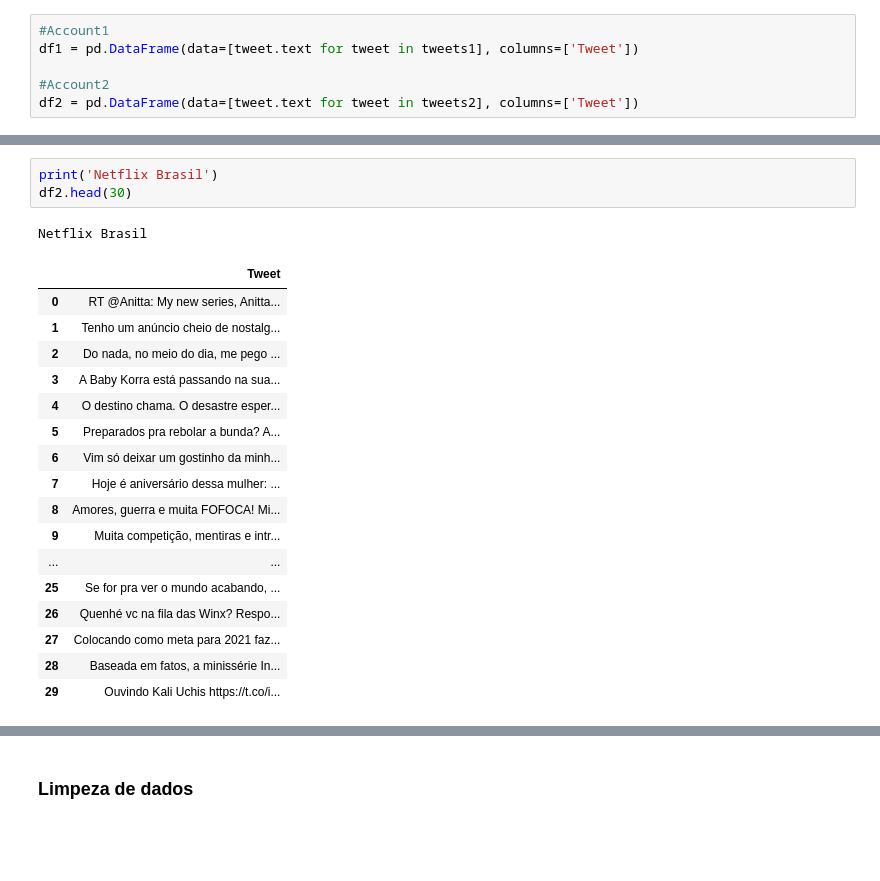
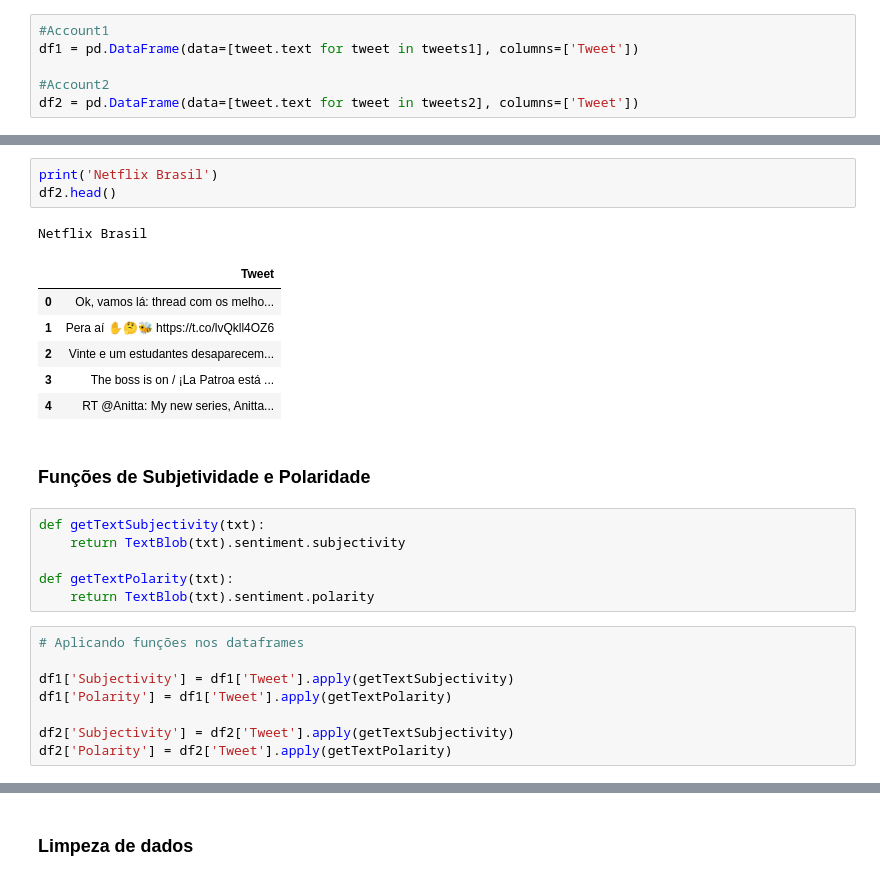
Before and after one commit to icarocrespo/Analise-Midia-Social, a Jupyter notebook: Analise-Midia-Social.ipynb, the cells around one changed output, grey strips where cells are left out. Drawn from its saved outputs; the diff is of its cells as text; blank space fills up the shorter version.

```diff
--- a/Analise-Midia-Social.ipynb
+++ b/Analise-Midia-Social.ipynb
@@ -90,22 +97,27 @@ Netflix
 # %%
 print('Netflix Brasil')
-df2.head(30)
+df2.head()
 # %% [output]
 Netflix Brasil
 |  | Tweet |
-| 0 | RT @Anitta: My new series, Anitta... |
-| 1 | Tenho um anúncio cheio de nostalg... |
-| 2 | Do nada, no meio do dia, me pego ... |
-| 3 | A Baby Korra está passando na sua... |
-| 4 | O destino chama. O desastre esper... |
-| 5 | Preparados pra rebolar a bunda? A... |
-| 6 | Vim só deixar um gostinho da minh... |
-| 7 | Hoje é aniversário dessa mulher: ... |
-| 8 | Amores, guerra e muita FOFOCA! Mi... |
-| 9 | Muita competição, mentiras e intr... |
-| ... | ... |
-| 25 | Se for pra ver o mundo acabando, ... |
-| 26 | Quenhé vc na fila das Winx? Respo... |
-| 27 | Colocando como meta para 2021 faz... |
-| 28 | Baseada em fatos, a minissérie In... |
-| 29 | Ouvindo Kali Uchis https://t.co/i... |
+| 0 | Ok, vamos lá: thread com os melho... |
+| 1 | Pera aí ✋🤔🐝 https://t.co/lvQkll4OZ6 |
+| 2 | Vinte e um estudantes desaparecem... |
+| 3 | The boss is on / ¡La Patroa está ... |
+| 4 | RT @Anitta: My new series, Anitta... |
+# %% [markdown]
+### Funções de Subjetividade e Polaridade
+# %%
+def getTextSubjectivity(txt):
+    return TextBlob(txt).sentiment.subjectivity
+
+def getTextPolarity(txt):
+    return TextBlob(txt).sentiment.polarity
+# %%
+# Aplicando funções nos dataframes
+
+df1['Subjectivity'] = df1['Tweet'].apply(getTextSubjectivity)
+df1['Polarity'] = df1['Tweet'].apply(getTextPolarity)
+
+df2['Subjectivity'] = df2['Tweet'].apply(getTextSubjectivity)
+df2['Polarity'] = df2['Tweet'].apply(getTextPolarity)
```
Also changed, not shown: parts of 21 cells of this notebook.
